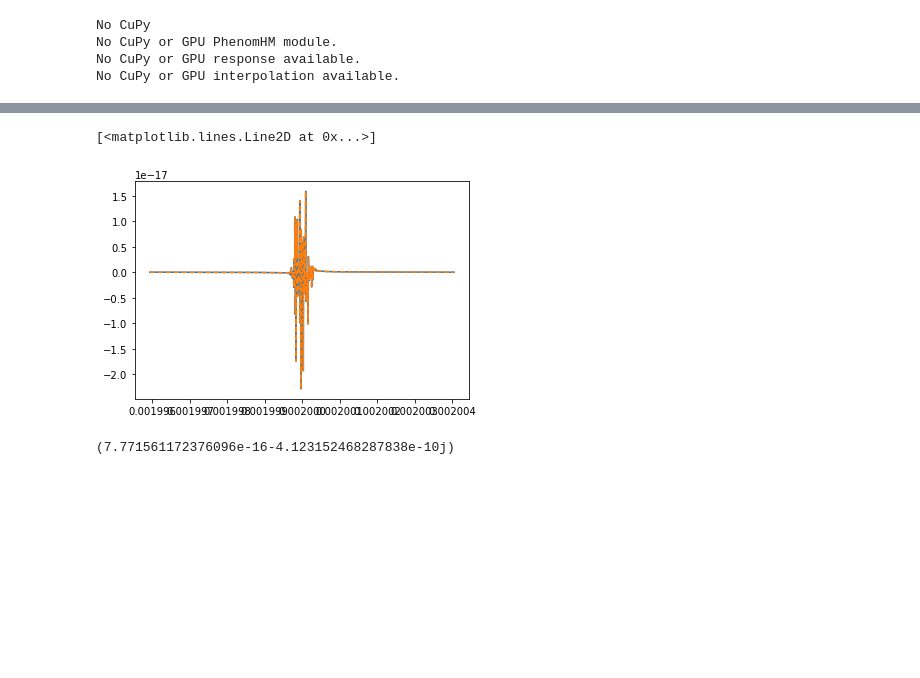
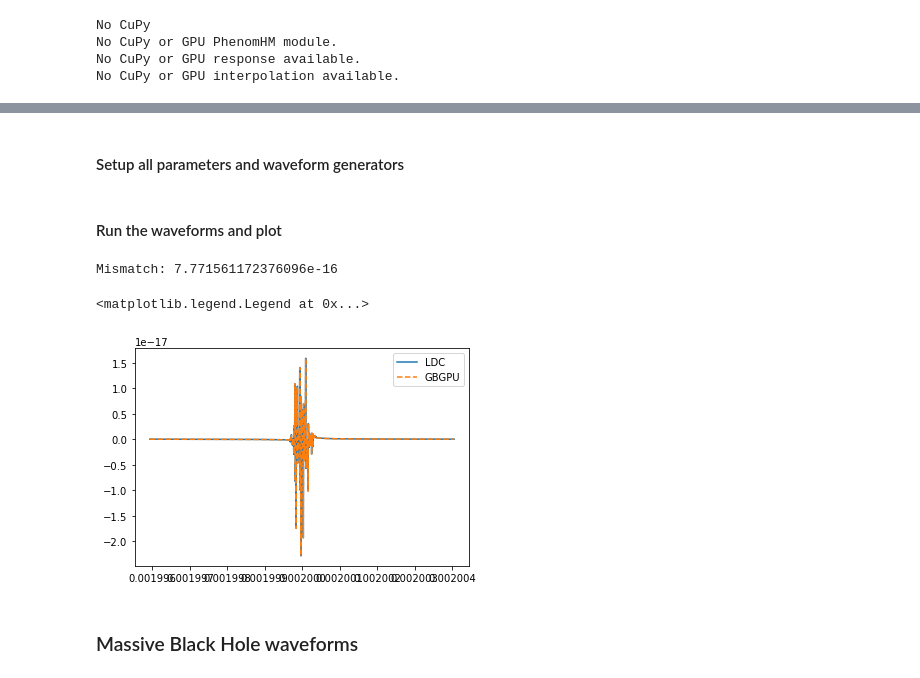
Before and after one commit to mikekatz04/LDC-waveform-generation-tutorial, a Jupyter notebook: Waveform Generation.ipynb, the cells around one changed output, grey strips where cells are left out. Drawn from its saved outputs; the diff is of its cells as text; code cells hidden in the pictures; blank space fills up the shorter version.

```diff
--- a/Waveform Generation.ipynb
+++ b/Waveform Generation.ipynb
@@ -25,3 +49,5 @@ No CuPy or GPU interpolation available.
+# %% [markdown]
+#### Setup all parameters and waveform generators
 # %%
 dt = 10.0
 Tobs = 4.0 * YEAR
@@ -46,7 +72,7 @@ lam = 0.4  # ecliptic longitude
 beta_sky = 0.5  # ecliptic latitude
 
 
-# for batching
+# for batching with GBGPU
 amp_in = np.full(num_bin, amp)
 f0_in = np.full(num_bin, f0)
 fdot_in = np.full(num_bin, fdot)
@@ -61,31 +87,5 @@ params = np.array(
     [amp_in, f0_in, fdot_in, fddot_in, phi0_in, iota_in, psi_in, lam_in, beta_sky_in,]
 )
 
-tmax = Tobs # df is 1/tmax or 1/len(tdi.X)
-
-orbits = Orbits.type(dict({'orbit_type':'analytic', 'nominal_arm_length':2.5e9, # or cfg["nominal_arm_length"]
-                           "initial_position": 0, "initial_rotation": 0}))
-
-GB = fastGB.FastGB(delta_t=dt, T=tmax, orbits=orbits)
-gb = GBGPU(use_gpu=False)
-
-Xs, Ys, Zs = GB.get_fd_tdixyz(f0=params[1, 0], fdot=params[2, 0], ampl=params[0, 0],
-                      theta=np.pi / 2 - params[8, 0], phi=params[7, 0], psi=params[6, 0], incl=params[5, 0], phi0=params[4, 0], oversample=4)
-
-gb.run_wave(*params, dt=dt, T=Tobs, oversample=4)
-A_gbgpu = gb.A[0]
-E_gbgpu = gb.E[0]
-f_gbgpu = gb.freqs[0]
-
-As, Es, Ts = AET(Xs, Ys, Zs)
-
-plt.plot(As.f, As)
-#plt.plot(f_gbgpu, A_gbgpu.real)
-plt.plot(f_gbgpu, A_gbgpu.real, '--')
+fastgb_gen = fastGB.FastGB(delta_t=dt, T=Tobs)
+gbgpu_gen = GBGPU(use_gpu=False)
-# %% [output]
-[<matplotlib.lines.Line2D at 0x...>]
-[figure, removed]
-# %%
-1- np.dot(As.conj(), A_gbgpu) / np.sqrt(np.dot(As.conj(), As) * np.dot(A_gbgpu.conj(), A_gbgpu))
-# %% [output]
-(7.771561172376096e-16-4.123152468287838e-10j)
@@ -93,0 +92,26 @@ wave_gen = BBHWaveformFD(amp_phase_kwargs=dict(run_phenomd=True))
+# %% [markdown]
+#### Run the waveforms and plot
+# %%
+
+Xs, Ys, Zs = fastgb_gen.get_fd_tdixyz(f0=params[1, 0], fdot=params[2, 0], ampl=params[0, 0],
+                      theta=np.pi / 2 - params[8, 0], phi=params[7, 0], psi=params[6, 0], incl=params[5, 0], phi0=params[4, 0], oversample=4)
+
+gbgpu_gen.run_wave(*params, dt=dt, T=Tobs, oversample=4)
+A_gbgpu = gbgpu_gen.A[0]
+E_gbgpu = gbgpu_gen.E[0]
+f_gbgpu = gbgpu_gen.freqs[0]
+
+As, Es, Ts = AET(Xs, Ys, Zs)
+
+mismatch = 1- np.dot(As.conj(), A_gbgpu) / np.sqrt(np.dot(As.conj(), As) * np.dot(A_gbgpu.conj(), A_gbgpu))
+print("Mismatch:", mismatch.real)
+
+plt.plot(As.f, As, label="LDC")
+plt.plot(f_gbgpu, A_gbgpu.real, '--', label="GBGPU")
+plt.legend()
+# %% [output]
+Mismatch: 7.771561172376096e-16
+<matplotlib.legend.Legend at 0x...>
+[figure, added]
+# %% [markdown]
+### Massive Black Hole waveforms
```
Also changed, not shown: parts of 23 cells of this notebook, 2 other files.
